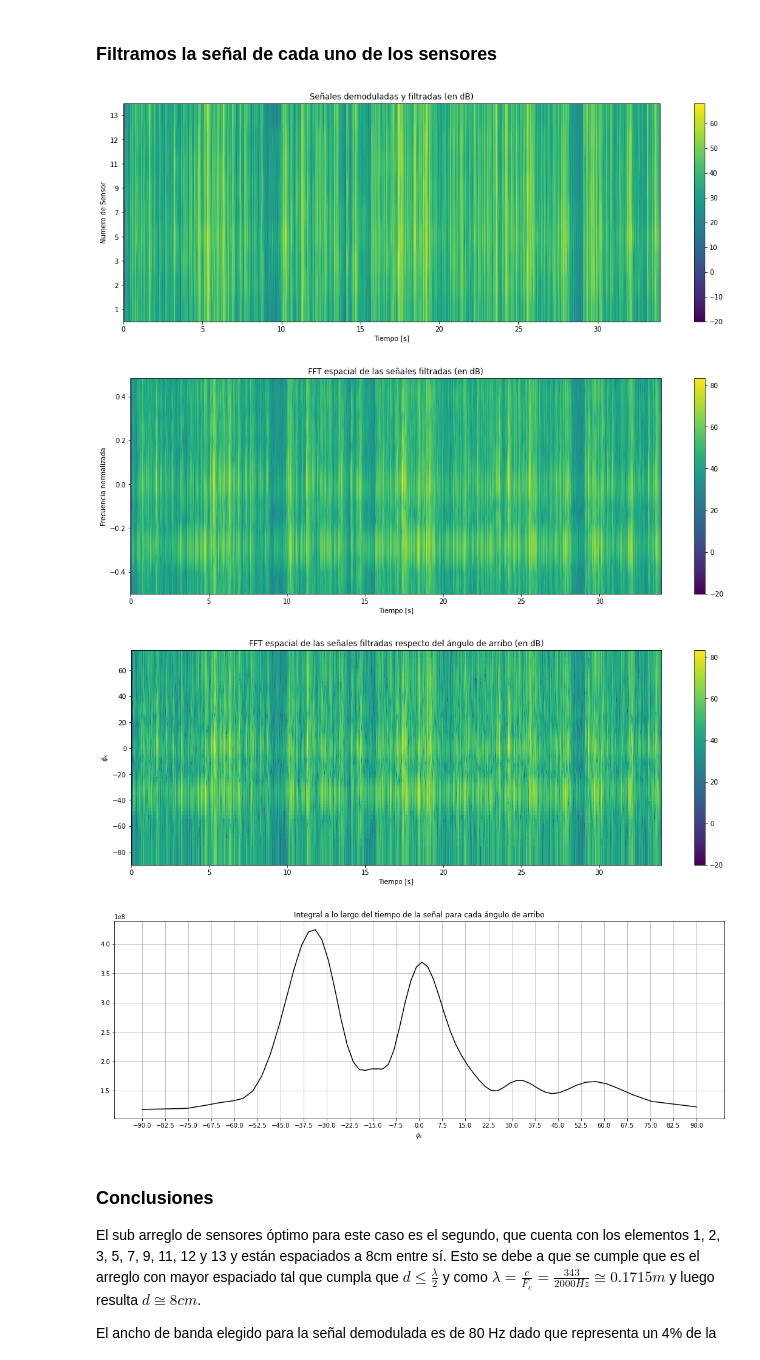
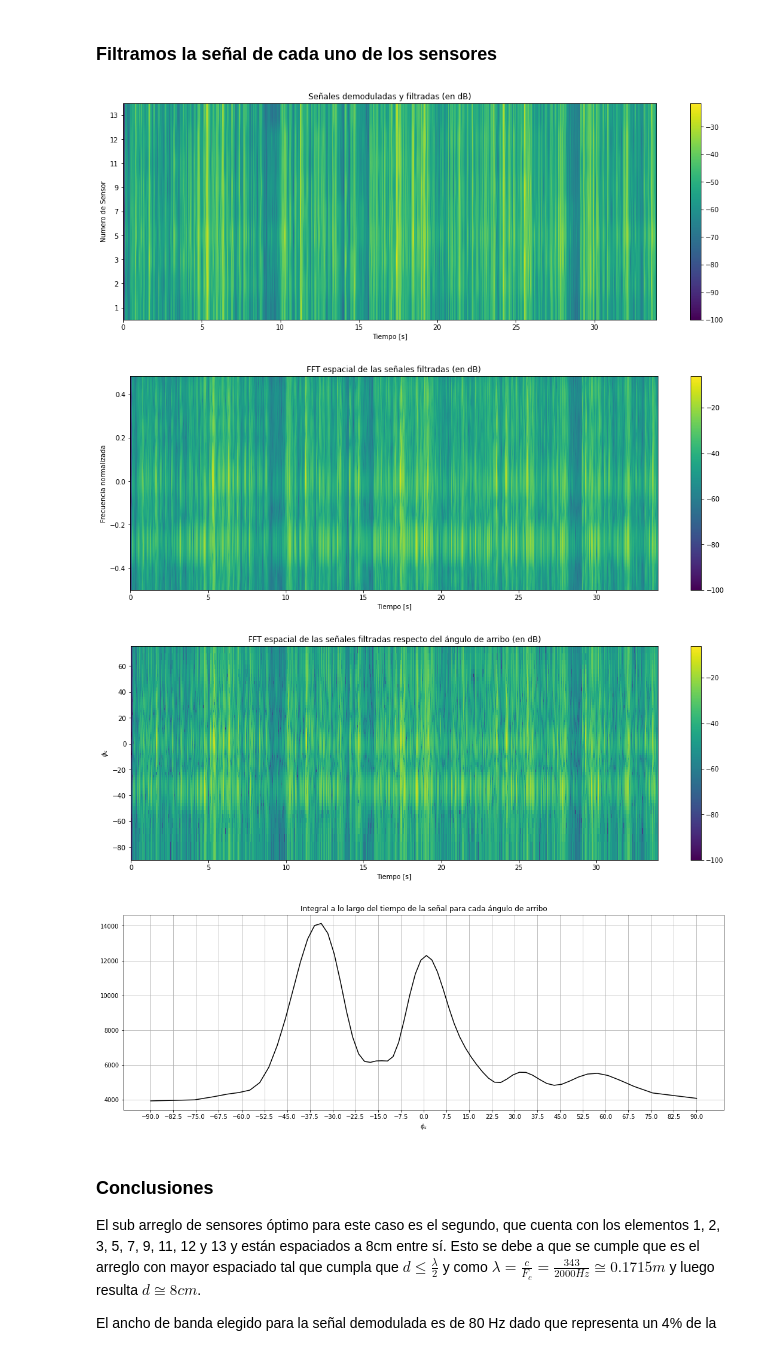
Before and after one commit to mbergerman/Procesamiento-Adaptativo, a Jupyter notebook: TPS/TP4/PASA_TP4_G2.ipynb, the cells around one changed output. Cells and saved outputs as stored; diff of their text form; code cells hidden in the pictures.

Commit message:
Acondicionamiento de la señal

```diff
--- a/TPS/TP4/PASA_TP4_G2.ipynb
+++ b/TPS/TP4/PASA_TP4_G2.ipynb
@@ -28,6 +28,11 @@ rate, data = wavfile.read('mtms-arrC1A.wav')
 length = data.shape[0] / rate
 N = len(data)
 data = np.swapaxes(data,0,1) # Fila son canales, columnas son tiempo
+
+# Acondicionamiento de las señales
+data = data / np.max(data)
+for d in data:
+    d -= np.mean(d)
 # %% [markdown]
 ## Punto 1
 # %% [markdown]
@@ -112,16 +117,16 @@ array_idx = 1
 # %%
 plt.figure(figsize=(18, 6))
 img_data = 20*np.log10( np.abs(data_filt[ subarray_sensors[array_idx] ] ))
 extent = [0, len(data[0])/Fs, 0 + 0.5, M[array_idx] + 0.5]
-img = plt.imshow( img_data, interpolation='antialiased', aspect='auto', extent=extent, vmin = -20, origin='lower')
+img = plt.imshow( img_data, interpolation='antialiased', aspect='auto', extent=extent, vmin = -100, origin='lower')
 plt.colorbar(img, ax=plt.gca())
 plt.title('Señales demoduladas y filtradas (en dB)')
 plt.ylabel('Numero de Sensor')
 plt.xlabel('Tiempo [s]')
 plt.yticks(range(1, M[array_idx]+1), labels = subarray_sensors[array_idx])
 plt.show()
 # %% [output]
-[figure, old version]
+[figure, new version]
 # %%
 padding = 64 - M[array_idx]
 data_fft = np.zeros((M[array_idx] + padding, N), dtype=np.complex_)
@@ -133,14 +138,14 @@ plt.figure(figsize=(18, 6))
 img_data = 20*np.log10( np.abs(data_fft))
 fft_freq = fftshift( fftfreq( len(data_fft) ) )
 extent = [0, len(data[0])/Fs, fft_freq[0], fft_freq[-1]]
-img = plt.imshow( img_data, interpolation='antialiased', aspect='auto', extent=extent, vmin = -20, origin='lower')
+img = plt.imshow( img_data, interpolation='antialiased', aspect='auto', extent=extent, vmin = -100, origin='lower')
 plt.colorbar(img, ax=plt.gca())
 plt.title('FFT espacial de las señales filtradas (en dB)')
 plt.ylabel('Frecuencia normalizada')
 plt.xlabel('Tiempo [s]')
 plt.show()
 # %% [output]
-[figure, old version]
+[figure, new version]
 # %%
 x = np.linspace(0, len(data_fft[0])/Fs, len(data_fft[0])+1)
 y = np.arcsin(fft_freq*2) * 180/np.pi
@@ -148,14 +153,14 @@ X, Y = np.meshgrid(x, y)
 
 plt.figure(figsize=(18, 6))
 img_data = 20*np.log10( np.abs(data_fft))
-img = plt.pcolormesh(X, Y, img_data, shading='auto', antialiased=True, vmin = -20)
+img = plt.pcolormesh(X, Y, img_data, shading='auto', antialiased=True, vmin = -100)
 plt.colorbar(img, ax=plt.gca())
 plt.title('FFT espacial de las señales filtradas respecto del ángulo de arribo (en dB)')
 plt.ylabel('$\phi_s$')
 plt.xlabel('Tiempo [s]')
 plt.show()
 # %% [output]
-[figure, old version]
+[figure, new version]
 # %%
 plt.figure(figsize=(18, 6))
 plt.plot( np.arcsin(np.linspace(-1, 1, len(data_fft))) * 180/np.pi , np.abs(data_fft).sum(axis=1), 'k')
@@ -165,7 +170,7 @@ plt.xlabel('$\phi_s$')
 plt.grid()
 plt.show()
 # %% [output]
-[figure, old version]
+[figure, new version]
 # %% [markdown]
 ### Conclusiones
 
```
Also changed, not shown: parts of 2 cells of this notebook, 1 other file.
